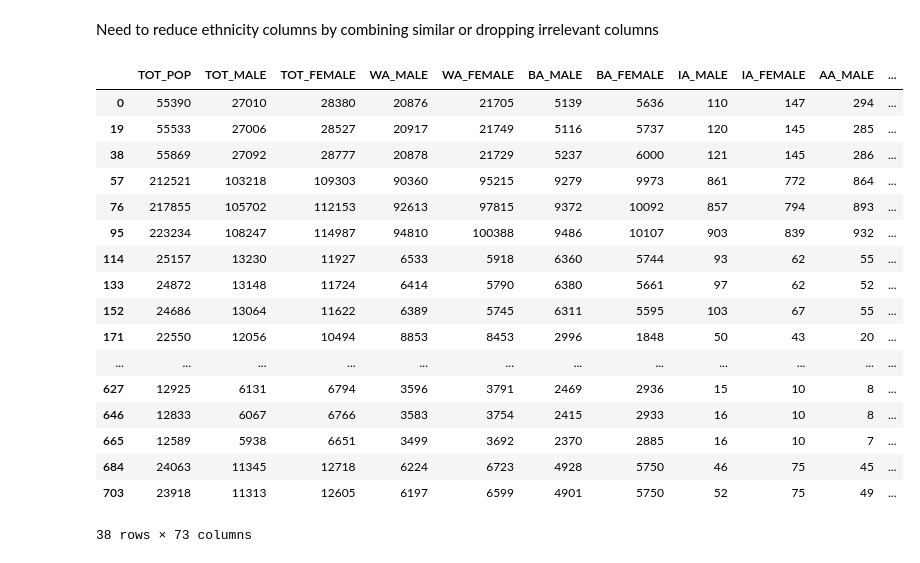
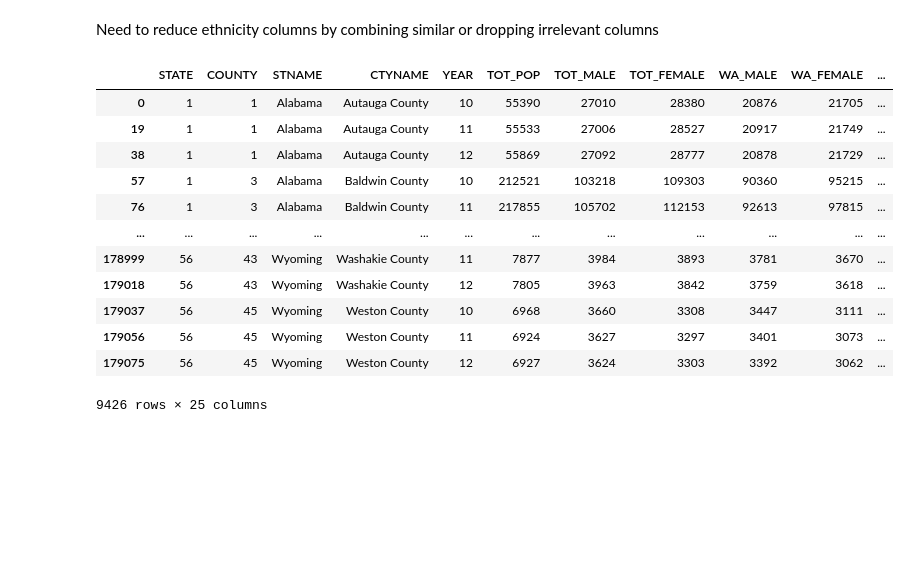
Before and after one commit to willkchan/Pollution-Forecast, a Jupyter notebook: src/preparation/Data_Wrangling.ipynb, the cells around one changed output. Drawn from its saved outputs; the diff is of its cells as text; code cells hidden in the pictures; blank space fills up the shorter version.

Commit message:
condensed county ethnicity dataframe

```diff
--- a/src/preparation/Data_Wrangling.ipynb
+++ b/src/preparation/Data_Wrangling.ipynb
@@ -266,24 +268,25 @@ county_ethnicities_2017_2019 = remove_col(county_ethnicities_2017_2019, 'AGEGRP'
 Need to reduce ethnicity columns by combining similar or dropping irrelevant columns
 # %%
 # find way to bin for every number of rows
-ethnicites = county_ethnicities_2017_2019.iloc[:38, 5:]
-ethnicites
+ethnicites = list(county_ethnicities_2017_2019.iloc[:, 20:29])
+ethnicites.extend(list(county_ethnicities_2017_2019.iloc[:, 32:54]))
+ethnicites.extend(list(county_ethnicities_2017_2019.iloc[:, 56:]))
+county_ethnicities_2017_2019 = remove_col(county_ethnicities_2017_2019, ethnicites)
+
+# can add columns
-# %% [output]
-|  | TOT_POP | TOT_MALE | TOT_FEMALE | WA_MALE | WA_FEMALE | BA_MALE | BA_FEMALE | IA_MALE | IA_FEMALE | AA_MALE | ... |
-| 0 | 55390 | 27010 | 28380 | 20876 | 21705 | 5139 | 5636 | 110 | 147 | 294 | ... |
-| 19 | 55533 | 27006 | 28527 | 20917 | 21749 | 5116 | 5737 | 120 | 145 | 285 | ... |
-| 38 | 55869 | 27092 | 28777 | 20878 | 21729 | 5237 | 6000 | 121 | 145 | 286 | ... |
-| 57 | 212521 | 103218 | 109303 | 90360 | 95215 | 9279 | 9973 | 861 | 772 | 864 | ... |
-| 76 | 217855 | 105702 | 112153 | 92613 | 97815 | 9372 | 10092 | 857 | 794 | 893 | ... |
-| 95 | 223234 | 108247 | 114987 | 94810 | 100388 | 9486 | 10107 | 903 | 839 | 932 | ... |
-| 114 | 25157 | 13230 | 11927 | 6533 | 5918 | 6360 | 5744 | 93 | 62 | 55 | ... |
-| 133 | 24872 | 13148 | 11724 | 6414 | 5790 | 6380 | 5661 | 97 | 62 | 52 | ... |
-| 152 | 24686 | 13064 | 11622 | 6389 | 5745 | 6311 | 5595 | 103 | 67 | 55 | ... |
-| 171 | 22550 | 12056 | 10494 | 8853 | 8453 | 2996 | 1848 | 50 | 43 | 20 | ... |
-| ... | ... | ... | ... | ... | ... | ... | ... | ... | ... | ... | ... |
-| 627 | 12925 | 6131 | 6794 | 3596 | 3791 | 2469 | 2936 | 15 | 10 | 8 | ... |
-| 646 | 12833 | 6067 | 6766 | 3583 | 3754 | 2415 | 2933 | 16 | 10 | 8 | ... |
-| 665 | 12589 | 5938 | 6651 | 3499 | 3692 | 2370 | 2885 | 16 | 10 | 7 | ... |
-| 684 | 24063 | 11345 | 12718 | 6224 | 6723 | 4928 | 5750 | 46 | 75 | 45 | ... |
-| 703 | 23918 | 11313 | 12605 | 6197 | 6599 | 4901 | 5750 | 52 | 75 | 49 | ... |
-38 rows × 73 columns
+# %%
+county_ethnicities_2017_2019
+# %% [output]
+|  | STATE | COUNTY | STNAME | CTYNAME | YEAR | TOT_POP | TOT_MALE | TOT_FEMALE | WA_MALE | WA_FEMALE | ... |
+| 0 | 1 | 1 | Alabama | Autauga County | 10 | 55390 | 27010 | 28380 | 20876 | 21705 | ... |
+| 19 | 1 | 1 | Alabama | Autauga County | 11 | 55533 | 27006 | 28527 | 20917 | 21749 | ... |
+| 38 | 1 | 1 | Alabama | Autauga County | 12 | 55869 | 27092 | 28777 | 20878 | 21729 | ... |
+| 57 | 1 | 3 | Alabama | Baldwin County | 10 | 212521 | 103218 | 109303 | 90360 | 95215 | ... |
+| 76 | 1 | 3 | Alabama | Baldwin County | 11 | 217855 | 105702 | 112153 | 92613 | 97815 | ... |
+| ... | ... | ... | ... | ... | ... | ... | ... | ... | ... | ... | ... |
+| 178999 | 56 | 43 | Wyoming | Washakie County | 11 | 7877 | 3984 | 3893 | 3781 | 3670 | ... |
+| 179018 | 56 | 43 | Wyoming | Washakie County | 12 | 7805 | 3963 | 3842 | 3759 | 3618 | ... |
+| 179037 | 56 | 45 | Wyoming | Weston County | 10 | 6968 | 3660 | 3308 | 3447 | 3111 | ... |
+| 179056 | 56 | 45 | Wyoming | Weston County | 11 | 6924 | 3627 | 3297 | 3401 | 3073 | ... |
+| 179075 | 56 | 45 | Wyoming | Weston County | 12 | 6927 | 3624 | 3303 | 3392 | 3062 | ... |
+9426 rows × 25 columns
```
Also changed, not shown: parts of 3 cells of this notebook.
